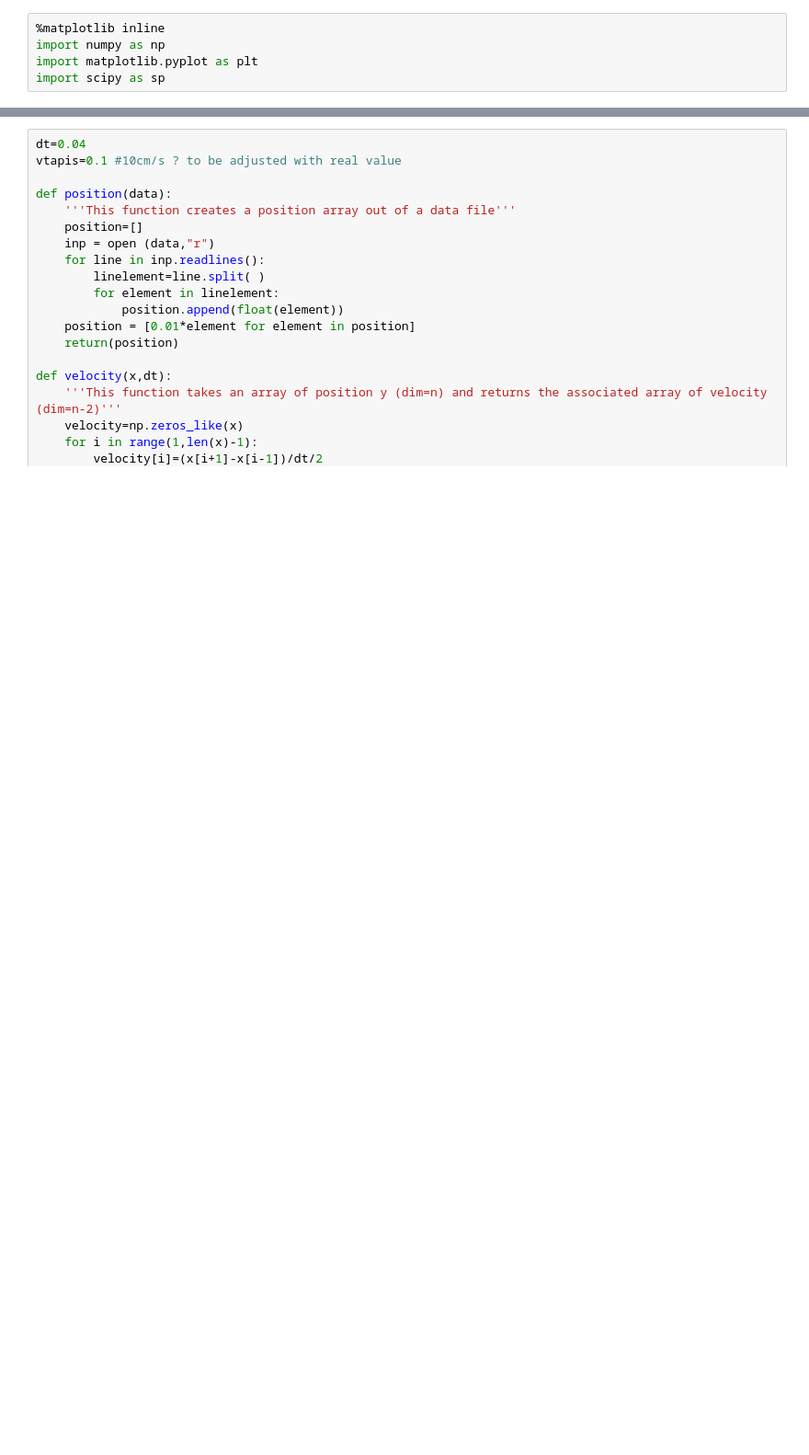
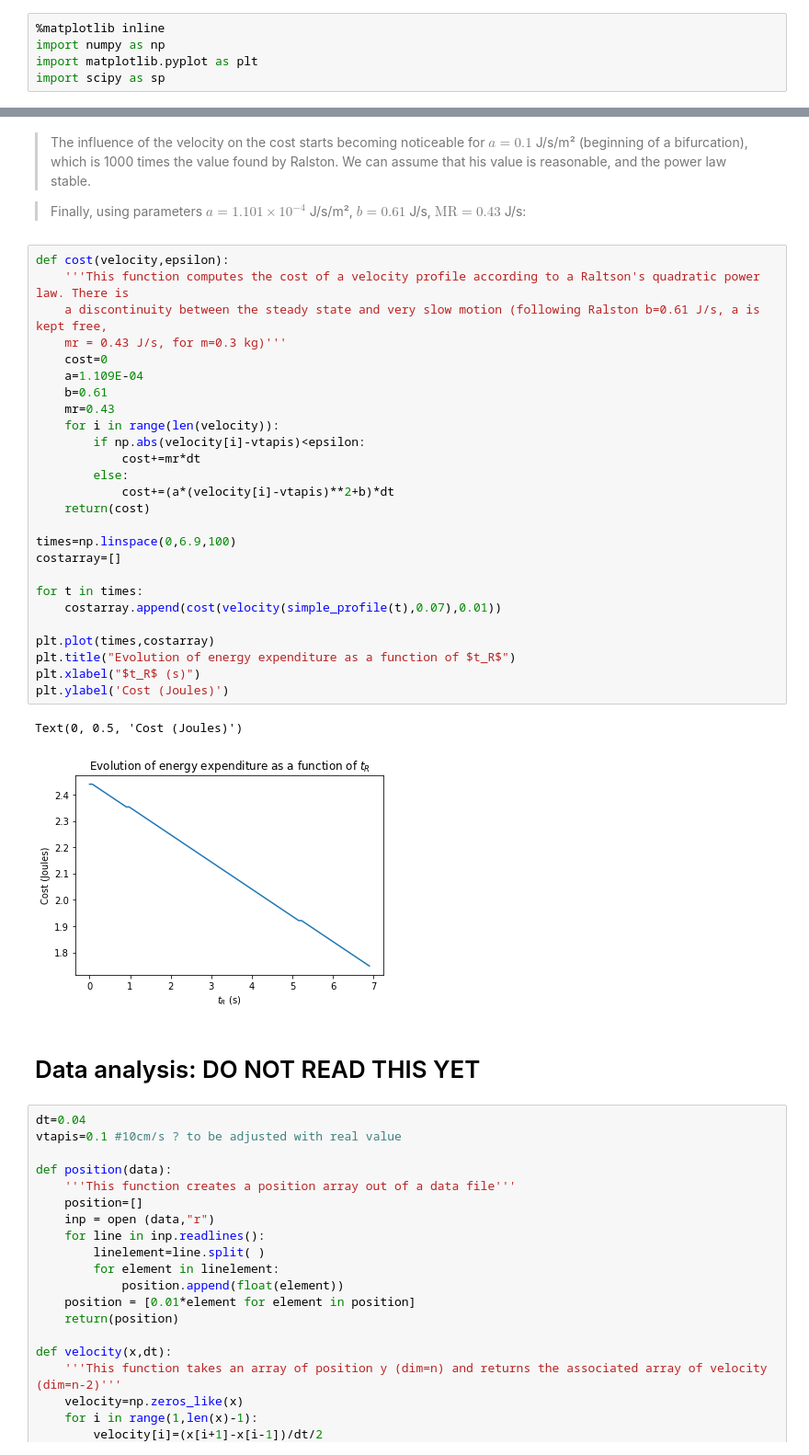
Before and after one commit to remy13127/rat_optimization, a Jupyter notebook: Cost of physical effort.ipynb, the cells around one changed output, grey strips where cells are left out. Shown at 92% size. Saved outputs shown, nothing was run; the diff lists cells and outputs as text; blank space fills up the shorter version.

Commit message:
modified:   .ipynb_checkpoints/Cost of physical effort-checkpoint.ipynb 	modified:   Cost of physical effort.ipynb

```diff
--- a/Cost of physical effort.ipynb
+++ b/Cost of physical effort.ipynb
@@ -8,3 +137,38 @@ import scipy as sp
+# %% [markdown]
+> The influence of the velocity on the cost starts becoming noticeable for $a=0.1$ J/s/m² (beginning of a bifurcation), which is 1000 times the value found by Ralston. We can assume that his value is reasonable, and the power law stable.
+
+>Finally, using parameters $a=1.101\times 10^{-4}$ J/s/m², $b=0.61$ J/s, $\textrm{MR}=0.43$ J/s:
+# %%
+def cost(velocity,epsilon):
+    '''This function computes the cost of a velocity profile according to a Raltson's quadratic power law. There is
+    a discontinuity between the steady state and very slow motion (following Ralston b=0.61 J/s, a is kept free,
+    mr = 0.43 J/s, for m=0.3 kg)'''
+    cost=0
+    a=1.109E-04
+    b=0.61
+    mr=0.43
+    for i in range(len(velocity)):
+        if np.abs(velocity[i]-vtapis)<epsilon:
+            cost+=mr*dt
+        else:
+            cost+=(a*(velocity[i]-vtapis)**2+b)*dt
+    return(cost)
+
+times=np.linspace(0,6.9,100)
+costarray=[]
+
+for t in times:
+    costarray.append(cost(velocity(simple_profile(t),0.07),0.01))
+
+plt.plot(times,costarray)
+plt.title("Evolution of energy expenditure as a function of $t_R$")
+plt.xlabel("$t_R$ (s)")
+plt.ylabel('Cost (Joules)')
+# %% [output]
+Text(0, 0.5, 'Cost (Joules)')
+[figure, added]
+# %% [markdown]
+# Data analysis: DO NOT READ THIS YET
 # %%
 dt=0.04
 vtapis=0.1 #10cm/s ? to be adjusted with real value
```
Also changed, not shown: parts of 18 cells of this notebook.
